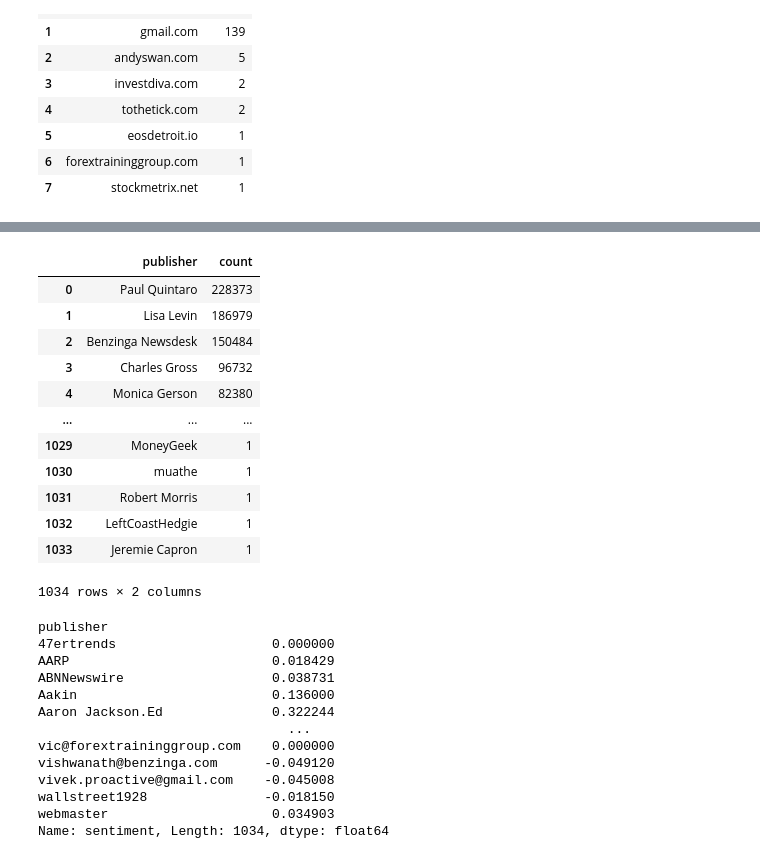
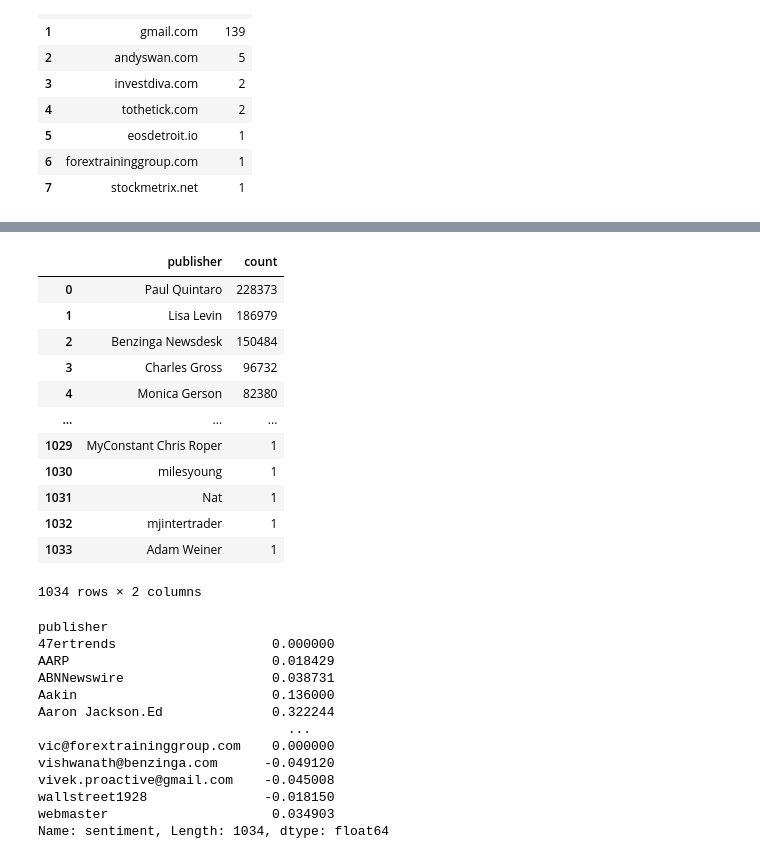
Before and after one commit to abrehamashebir/AIM-Week_1, a Jupyter notebook: notebooks/sentiment.ipynb, the cells around one changed output, grey strips where cells are left out. Cells and saved outputs as stored; diff of their text form; code cells hidden in the pictures.

```diff
--- a/notebooks/sentiment.ipynb
+++ b/notebooks/sentiment.ipynb
@@ -125,7 +137,9 @@ sentiment_data = stocks.copy()
+# %%
+sentiment_datas = stock.copy()
 # %%
 sia = SentimentIntensityAnalyzer()
 # %%
-sentiment_data['sentiment'] = sentiment_data['headline'].apply(lambda x: sia.polarity_scores(text=x)['compound'])
+sentiment_datas['sentiment'] = sentiment_datas['headline'].apply(lambda x: sia.polarity_scores(text=x)['compound'])
 # %%
-sentiment_data['domain']=sentiment_data['publisher'].str.split('@').str[1]
+sentiment_datas['domain']=sentiment_datas['publisher'].str.split('@').str[1]
 # %%
@@ -167,4 +187,4 @@ def categorize_sentiment(score):
     else:
         return 'Neutral'
 # %%
-sentiment_data['category'] = sentiment_data['sentiment'].apply(lambda x: categorize_sentiment(x))
+sentiment_datas['category'] = sentiment_datas['sentiment'].apply(lambda x: categorize_sentiment(x))
@@ -189,18 +228,18 @@ sentiment_data['date']= pd.to_datetime(sentiment_data['date'])
 # %%
-publishers= sentiment_data['publisher'].value_counts().reset_index()
+publishers= sentiment_datas[['publisher']].value_counts().reset_index()
 publishers
 # %% [output]
 |  | publisher | count |
 | 0 | Paul Quintaro | 228373 |
 | 1 | Lisa Levin | 186979 |
 | 2 | Benzinga Newsdesk | 150484 |
 | 3 | Charles Gross | 96732 |
 | 4 | Monica Gerson | 82380 |
 | ... | ... | ... |
-| 1029 | MoneyGeek | 1 |
-| 1030 | muathe | 1 |
-| 1031 | Robert Morris | 1 |
-| 1032 | LeftCoastHedgie | 1 |
-| 1033 | Jeremie Capron | 1 |
+| 1029 | MyConstant Chris Roper | 1 |
+| 1030 | milesyoung | 1 |
+| 1031 | Nat | 1 |
+| 1032 | mjintertrader | 1 |
+| 1033 | Adam Weiner | 1 |
 1034 rows × 2 columns
 # %%
```
Also changed, not shown: parts of 58 cells of this notebook.
